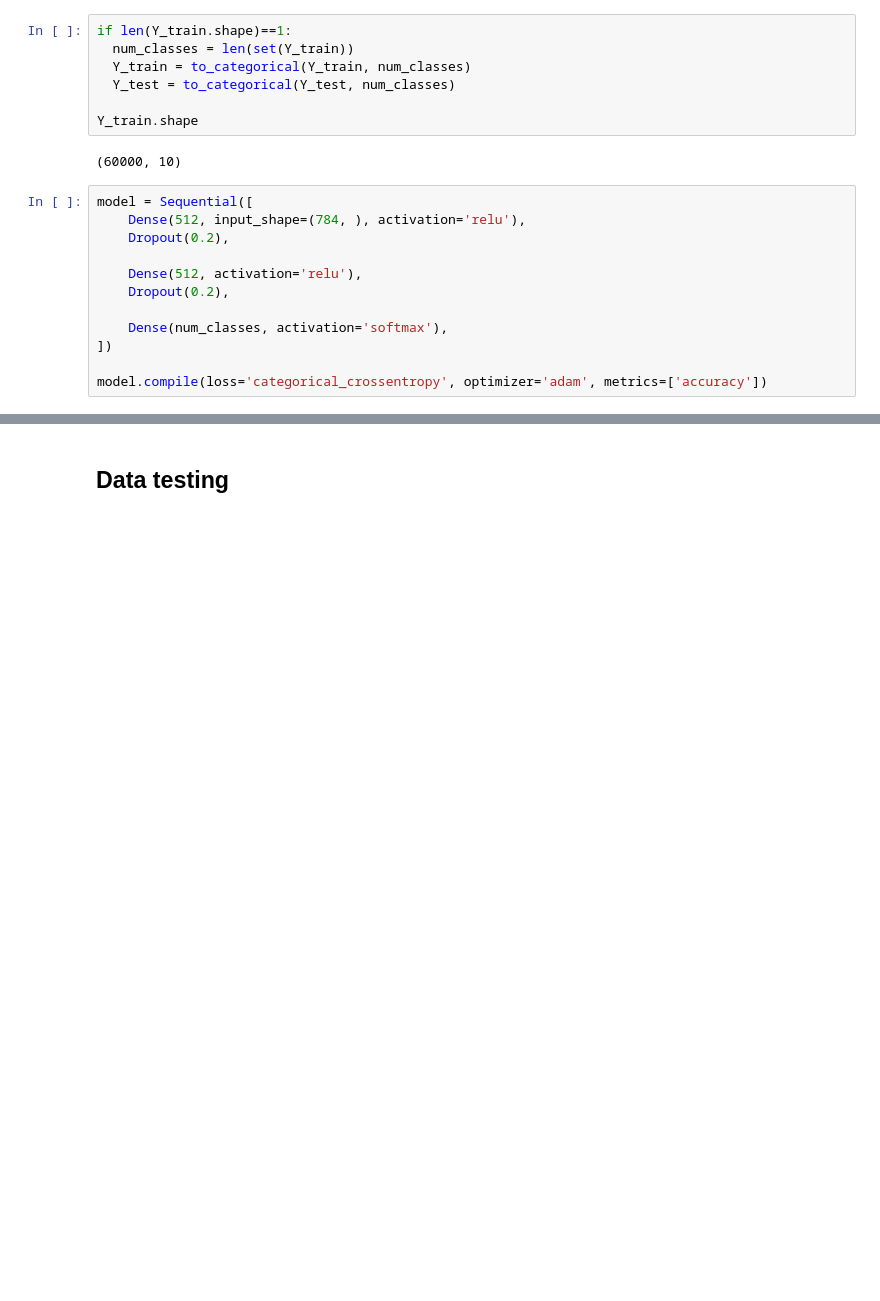
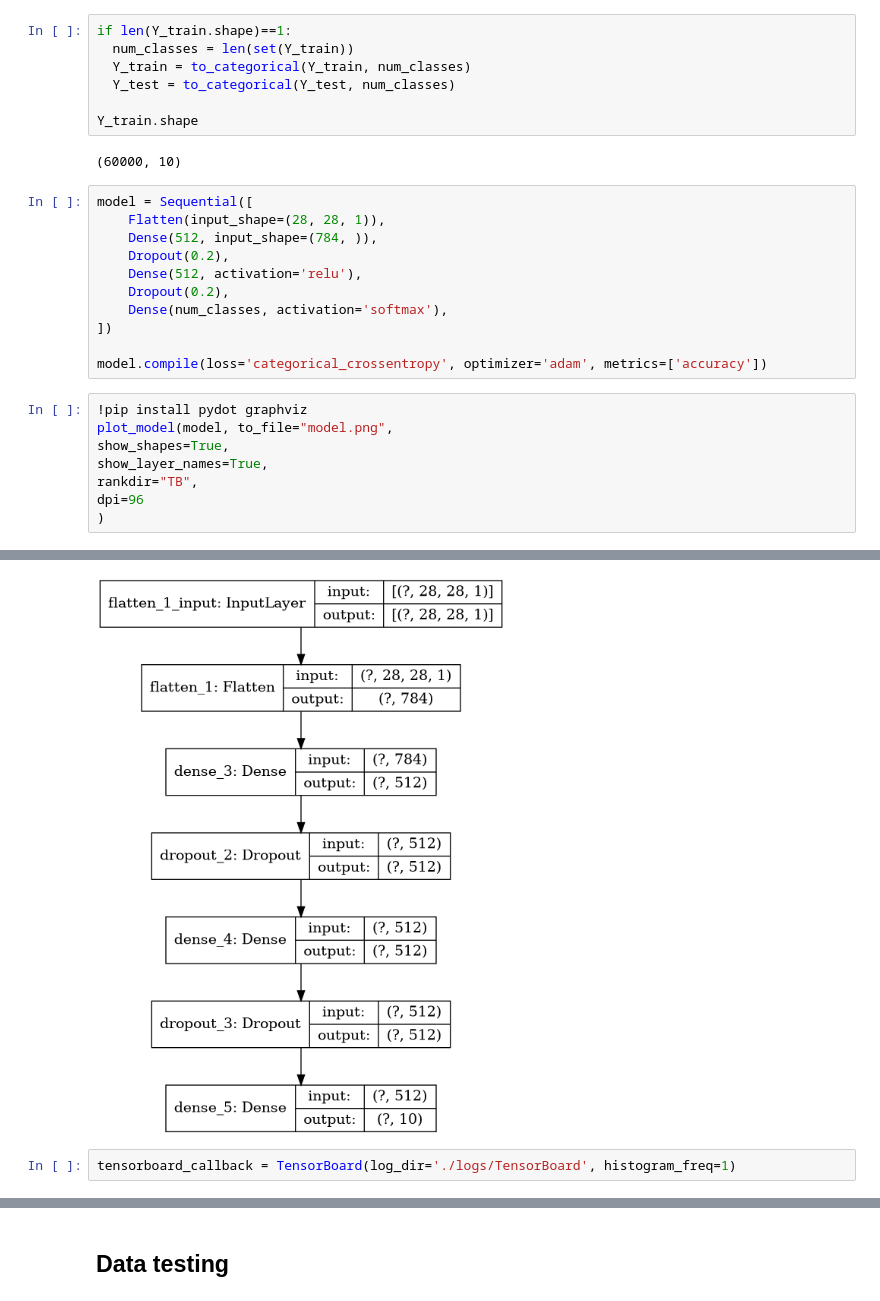
Before and after one commit to Cheriit/Sudoku_Solver, a Jupyter notebook: number_recognition_model/generate_model.ipynb, the cells around one changed output, grey strips where cells are left out. Drawn from its saved outputs; the diff is of its cells as text; blank space fills up the shorter version.

Commit message:
Model fixes and description

```diff
--- a/number_recognition_model/generate_model.ipynb
+++ b/number_recognition_model/generate_model.ipynb
@@ -56,13 +57,21 @@ Y_train.shape
 (60000, 10)
 # %%
 model = Sequential([
-    Dense(512, input_shape=(784, ), activation='relu'),
+    Flatten(input_shape=(28, 28, 1)),
+    Dense(512, input_shape=(784, )),
     Dropout(0.2),
-
     Dense(512, activation='relu'),
     Dropout(0.2),
-
     Dense(num_classes, activation='softmax'),
 ])
 
 model.compile(loss='categorical_crossentropy', optimizer='adam', metrics=['accuracy'])
+# %%
+!pip install pydot graphviz
+plot_model(model, to_file="model.png",
+show_shapes=True,
+show_layer_names=True,
+rankdir="TB",
+dpi=96
+)
+# %% [output]
@@ -69,3 +81,6 @@ model.compile(loss='categorical_crossentropy', optimizer='adam', metrics=['accur
+[figure, added]
+# %%
+tensorboard_callback = TensorBoard(log_dir='./logs/TensorBoard', histogram_freq=1)
 # %%
 model.fit(
   X_train, Y_train,
```
Also changed, not shown: parts of 15 cells of this notebook, 2 other files.
